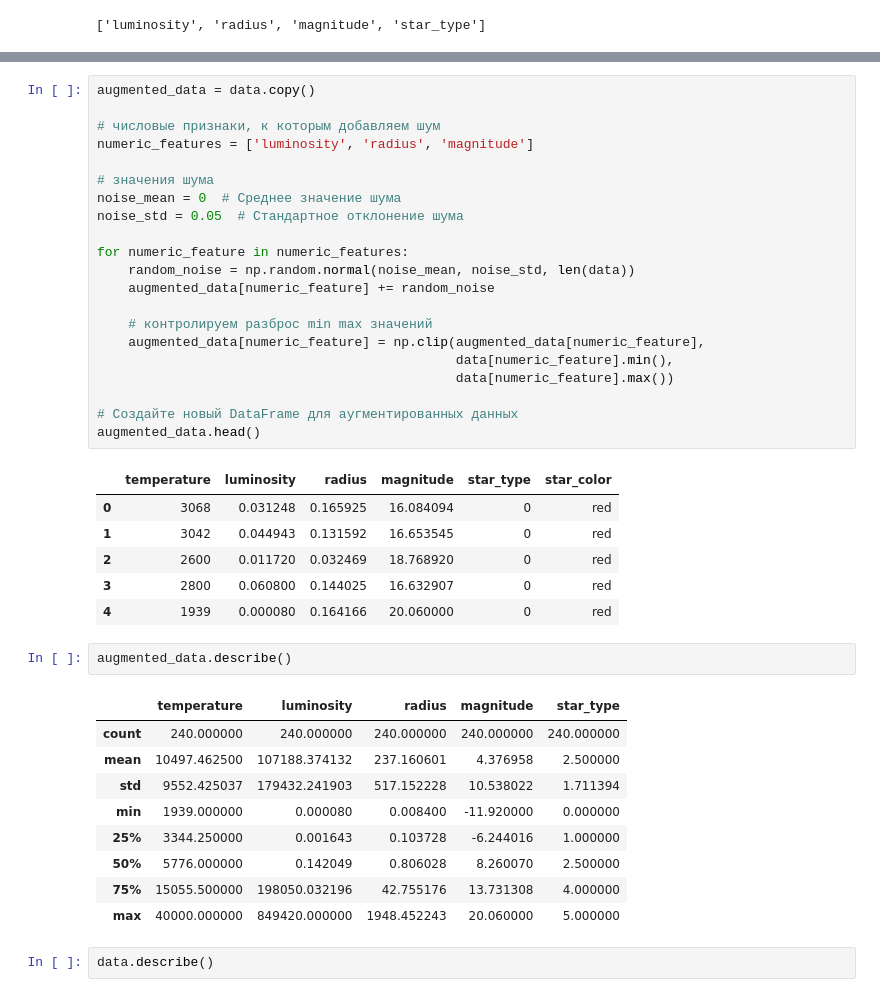
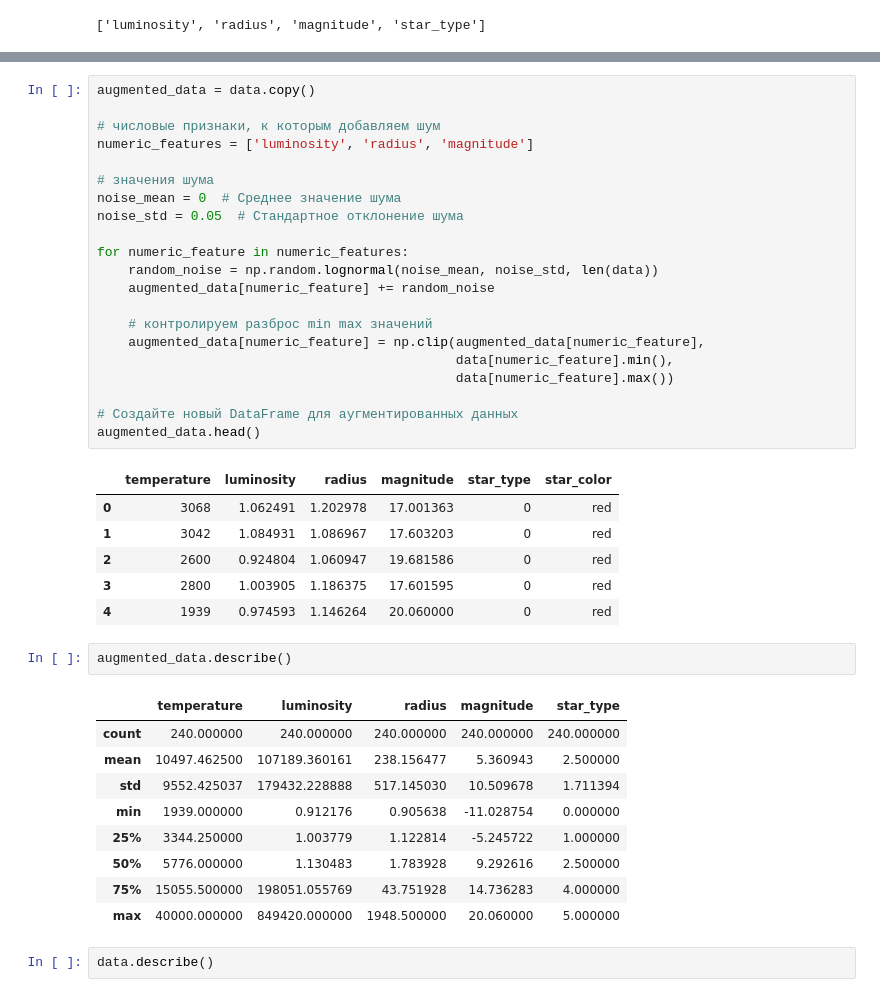
Before and after one commit to AV-BOLT/Stars_temp_prediction, a Jupyter notebook: нейронные_сети_1.ipynb, the cells around one changed output, grey strips where cells are left out. Saved outputs shown, nothing was run; the diff lists cells and outputs as text.

```diff
--- a/нейронные_сети_1.ipynb
+++ b/нейронные_сети_1.ipynb
@@ -949,43 +991,43 @@ numerical
 # %%
 augmented_data = data.copy()
 
 # числовые признаки, к которым добавляем шум
 numeric_features = ['luminosity', 'radius', 'magnitude']
 
 # значения шума
 noise_mean = 0  # Среднее значение шума
 noise_std = 0.05  # Стандартное отклонение шума
 
 for numeric_feature in numeric_features:
-    random_noise = np.random.normal(noise_mean, noise_std, len(data))
+    random_noise = np.random.lognormal(noise_mean, noise_std, len(data))
     augmented_data[numeric_feature] += random_noise
 
     # контролируем разброс min max значений
     augmented_data[numeric_feature] = np.clip(augmented_data[numeric_feature],
                                               data[numeric_feature].min(),
                                               data[numeric_feature].max())
 
 # Создайте новый DataFrame для аугментированных данных
 augmented_data.head()
 # %% [output]
 |  | temperature | luminosity | radius | magnitude | star_type | star_color |
-| 0 | 3068 | 0.031248 | 0.165925 | 16.084094 | 0 | red |
-| 1 | 3042 | 0.044943 | 0.131592 | 16.653545 | 0 | red |
-| 2 | 2600 | 0.011720 | 0.032469 | 18.768920 | 0 | red |
-| 3 | 2800 | 0.060800 | 0.144025 | 16.632907 | 0 | red |
-| 4 | 1939 | 0.000080 | 0.164166 | 20.060000 | 0 | red |
+| 0 | 3068 | 1.062491 | 1.202978 | 17.001363 | 0 | red |
+| 1 | 3042 | 1.084931 | 1.086967 | 17.603203 | 0 | red |
+| 2 | 2600 | 0.924804 | 1.060947 | 19.681586 | 0 | red |
+| 3 | 2800 | 1.003905 | 1.186375 | 17.601595 | 0 | red |
+| 4 | 1939 | 0.974593 | 1.146264 | 20.060000 | 0 | red |
 # %%
 augmented_data.describe()
 # %% [output]
 |  | temperature | luminosity | radius | magnitude | star_type |
 | count | 240.000000 | 240.000000 | 240.000000 | 240.000000 | 240.000000 |
-| mean | 10497.462500 | 107188.374132 | 237.160601 | 4.376958 | 2.500000 |
-| std | 9552.425037 | 179432.241903 | 517.152228 | 10.538022 | 1.711394 |
-| min | 1939.000000 | 0.000080 | 0.008400 | -11.920000 | 0.000000 |
-| 25% | 3344.250000 | 0.001643 | 0.103728 | -6.244016 | 1.000000 |
-| 50% | 5776.000000 | 0.142049 | 0.806028 | 8.260070 | 2.500000 |
-| 75% | 15055.500000 | 198050.032196 | 42.755176 | 13.731308 | 4.000000 |
-| max | 40000.000000 | 849420.000000 | 1948.452243 | 20.060000 | 5.000000 |
+| mean | 10497.462500 | 107189.360161 | 238.156477 | 5.360943 | 2.500000 |
+| std | 9552.425037 | 179432.228888 | 517.145030 | 10.509678 | 1.711394 |
+| min | 1939.000000 | 0.912176 | 0.905638 | -11.028754 | 0.000000 |
+| 25% | 3344.250000 | 1.003779 | 1.122814 | -5.245722 | 1.000000 |
+| 50% | 5776.000000 | 1.130483 | 1.783928 | 9.292616 | 2.500000 |
+| 75% | 15055.500000 | 198051.055769 | 43.751928 | 14.736283 | 4.000000 |
+| max | 40000.000000 | 849420.000000 | 1948.500000 | 20.060000 | 5.000000 |
 # %%
 data.describe()
 # %% [output]
```
Also changed, not shown: parts of 84 cells of this notebook.
